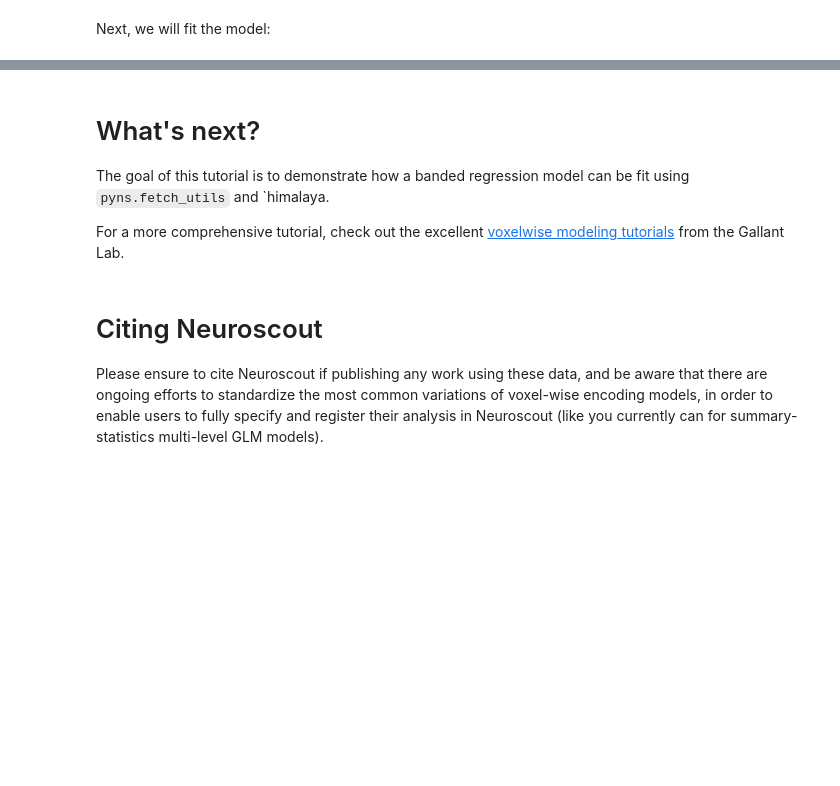
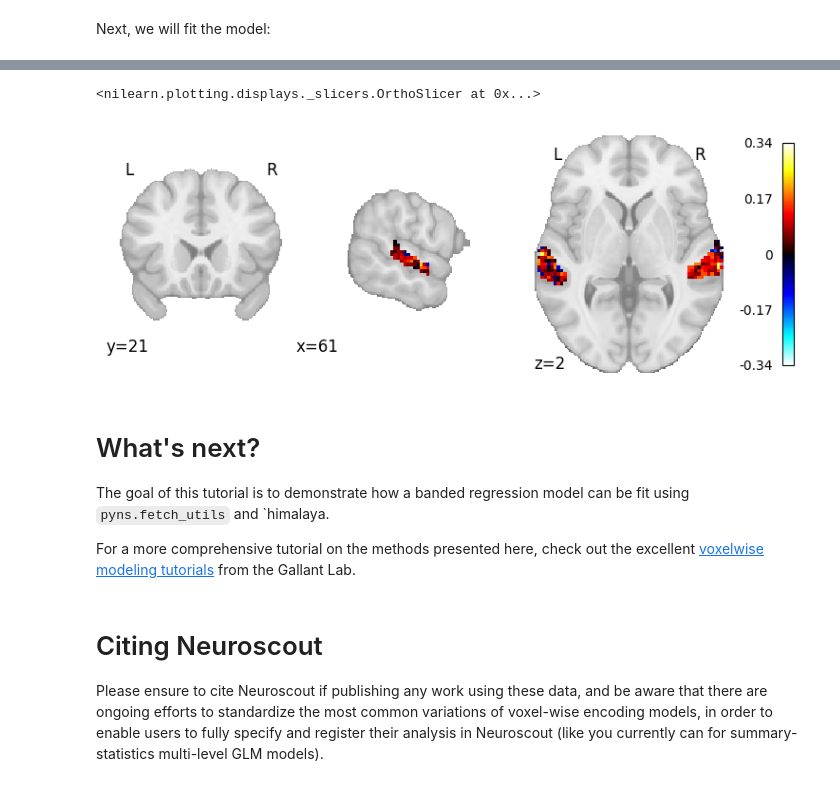
Before and after one commit to neuroscout/neuroscout-docs, a Jupyter notebook: docs/python_api/banded_regression.ipynb, the cells around one changed output, grey strips where cells are left out. Drawn from its saved outputs; the diff is of its cells as text; code cells hidden in the pictures; blank space fills up the shorter version.

```diff
--- a/docs/python_api/banded_regression.ipynb
+++ b/docs/python_api/banded_regression.ipynb
@@ -329,9 +345,14 @@ results_combined.mean()
+# %%
+plot_stat_map(masker.inverse_transform(scores_combined[1]), cut_coords=[61, 21, 2], draw_cross=False)
+# %% [output]
+<nilearn.plotting.displays._slicers.OrthoSlicer at 0x...>
+[figure, added]
 # %% [markdown]
 # What's next?
 
 The goal of this tutorial is to demonstrate how a banded regression model can be fit using `pyns.fetch_utils` and `himalaya.
 
-For a more comprehensive tutorial, check out the excellent [voxelwise modeling tutorials](https://gallantlab.github.io/voxelwise_tutorials/index.html) from the Gallant Lab.
+For a more comprehensive tutorial on the methods presented here, check out the excellent [voxelwise modeling tutorials](https://gallantlab.github.io/voxelwise_tutorials/index.html) from the Gallant Lab.
 # %% [markdown]
 # Citing Neuroscout
 Please ensure to cite Neuroscout if publishing any work using these data, and be aware that there are ongoing efforts to standardize the most common variations of voxel-wise encoding models, in order to enable users to fully specify and register their analysis in Neuroscout (like you currently can for summary-statistics multi-level GLM models).
```
Also changed, not shown: parts of 19 cells of this notebook.
